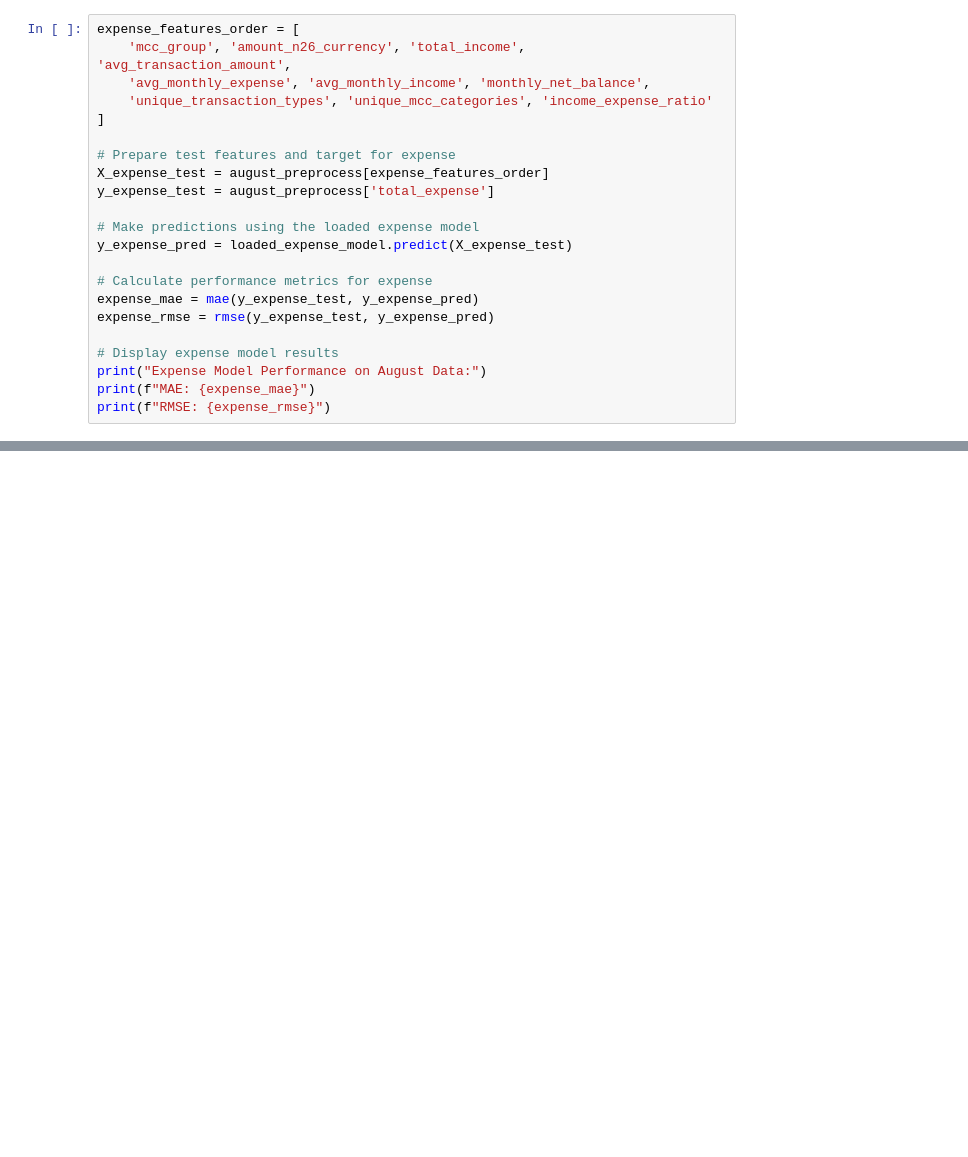
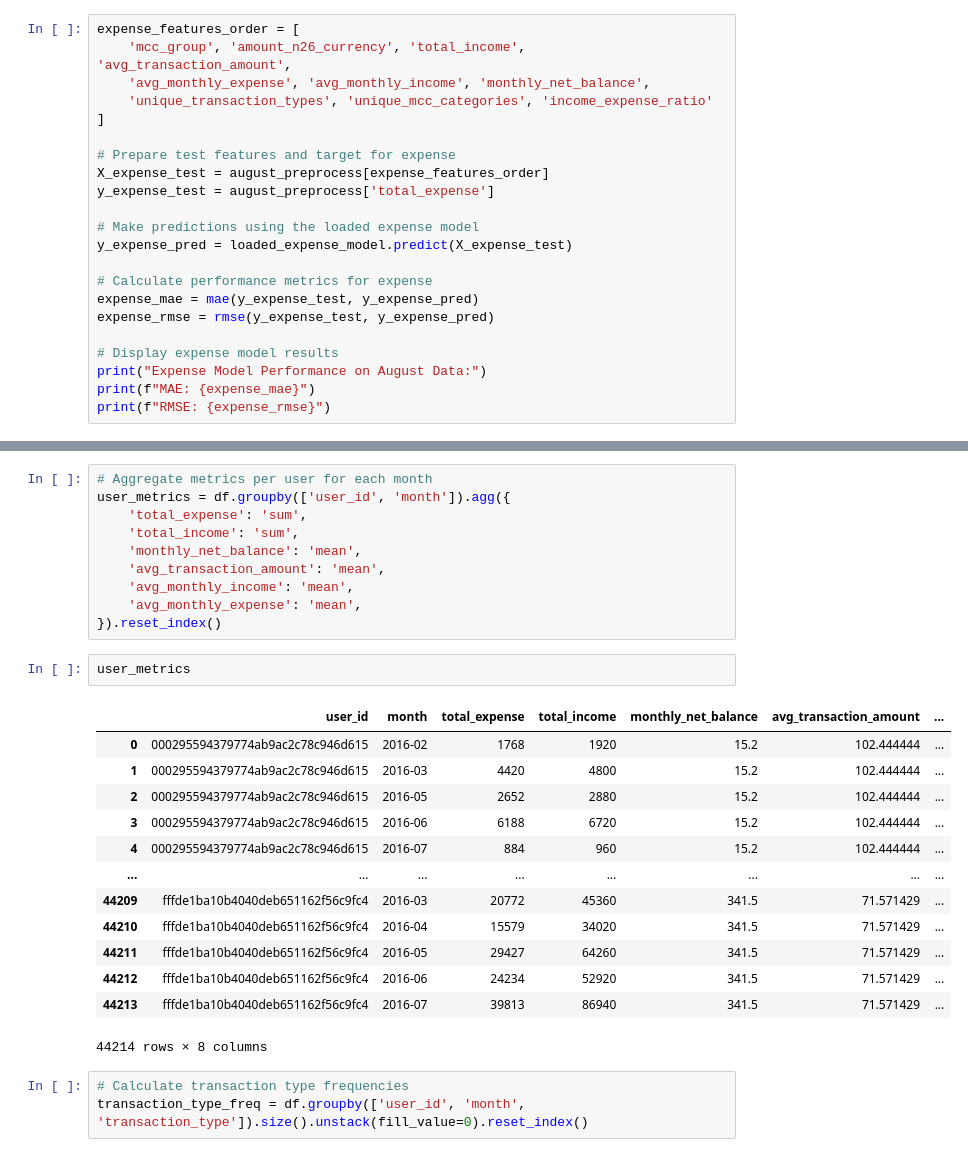
Before and after one commit to adrianacupp/Financial-Behavior-Prediction, a Jupyter notebook: fbp_cuppuleri.ipynb, the cells around one changed output, grey strips where cells are left out. Drawn from its saved outputs; the diff is of its cells as text; blank space fills up the shorter version.

```diff
--- a/fbp_cuppuleri.ipynb
+++ b/fbp_cuppuleri.ipynb
@@ -1355,0 +1381,29 @@ print(f"RMSE: {expense_rmse}")
+# %%
+# Aggregate metrics per user for each month
+user_metrics = df.groupby(['user_id', 'month']).agg({
+    'total_expense': 'sum',
+    'total_income': 'sum',
+    'monthly_net_balance': 'mean',
+    'avg_transaction_amount': 'mean',
+    'avg_monthly_income': 'mean',
+    'avg_monthly_expense': 'mean',
+}).reset_index()
+# %%
+user_metrics
+# %% [output]
+|  | user_id | month | total_expense | total_income | monthly_net_balance | avg_transaction_amount | ... |
+| 0 | 000295594379774ab9ac2c78c946d615 | 2016-02 | 1768 | 1920 | 15.2 | 102.444444 | ... |
+| 1 | 000295594379774ab9ac2c78c946d615 | 2016-03 | 4420 | 4800 | 15.2 | 102.444444 | ... |
+| 2 | 000295594379774ab9ac2c78c946d615 | 2016-05 | 2652 | 2880 | 15.2 | 102.444444 | ... |
+| 3 | 000295594379774ab9ac2c78c946d615 | 2016-06 | 6188 | 6720 | 15.2 | 102.444444 | ... |
+| 4 | 000295594379774ab9ac2c78c946d615 | 2016-07 | 884 | 960 | 15.2 | 102.444444 | ... |
+| ... | ... | ... | ... | ... | ... | ... | ... |
+| 44209 | fffde1ba10b4040deb651162f56c9fc4 | 2016-03 | 20772 | 45360 | 341.5 | 71.571429 | ... |
+| 44210 | fffde1ba10b4040deb651162f56c9fc4 | 2016-04 | 15579 | 34020 | 341.5 | 71.571429 | ... |
+| 44211 | fffde1ba10b4040deb651162f56c9fc4 | 2016-05 | 29427 | 64260 | 341.5 | 71.571429 | ... |
+| 44212 | fffde1ba10b4040deb651162f56c9fc4 | 2016-06 | 24234 | 52920 | 341.5 | 71.571429 | ... |
+| 44213 | fffde1ba10b4040deb651162f56c9fc4 | 2016-07 | 39813 | 86940 | 341.5 | 71.571429 | ... |
+44214 rows × 8 columns
+# %%
+# Calculate transaction type frequencies
+transaction_type_freq = df.groupby(['user_id', 'month', 'transaction_type']).size().unstack(fill_value=0).reset_index()
```
Also changed, not shown: parts of 29 cells of this notebook.
